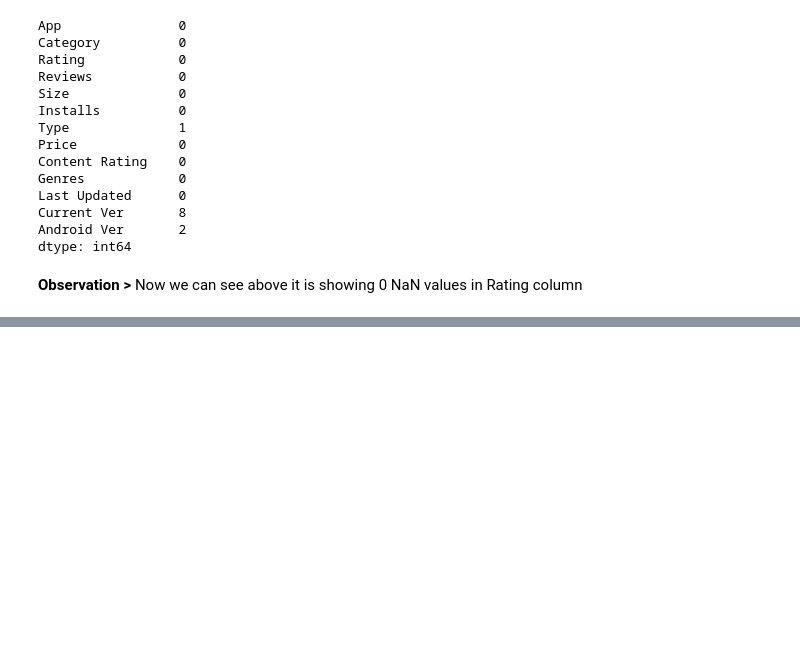
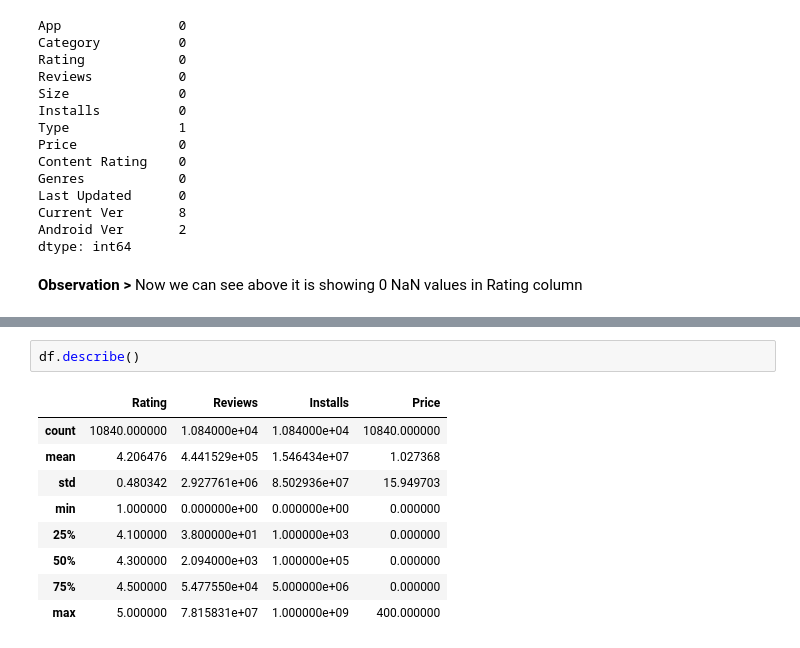
Before and after one commit to Harshalkumar96/Play_Store_App_Review_EDA_Project, a Jupyter notebook: Google_App_Rating_EDA_Project.ipynb, the cells around one changed output, grey strips where cells are left out. Drawn from its saved outputs; the diff is of its cells as text; blank space fills up the shorter version.

```diff
--- a/Google_App_Rating_EDA_Project.ipynb
+++ b/Google_App_Rating_EDA_Project.ipynb
@@ -262,0 +340,12 @@ dtype: int64
+# %%
+df.describe()
+# %% [output]
+|  | Rating | Reviews | Installs | Price |
+| count | 10840.000000 | 1.084000e+04 | 1.084000e+04 | 10840.000000 |
+| mean | 4.206476 | 4.441529e+05 | 1.546434e+07 | 1.027368 |
+| std | 0.480342 | 2.927761e+06 | 8.502936e+07 | 15.949703 |
+| min | 1.000000 | 0.000000e+00 | 0.000000e+00 | 0.000000 |
+| 25% | 4.100000 | 3.800000e+01 | 1.000000e+03 | 0.000000 |
+| 50% | 4.300000 | 2.094000e+03 | 1.000000e+05 | 0.000000 |
+| 75% | 4.500000 | 5.477550e+04 | 5.000000e+06 | 0.000000 |
+| max | 5.000000 | 7.815831e+07 | 1.000000e+09 | 400.000000 |
```
Also changed, not shown: parts of 14 cells of this notebook.
